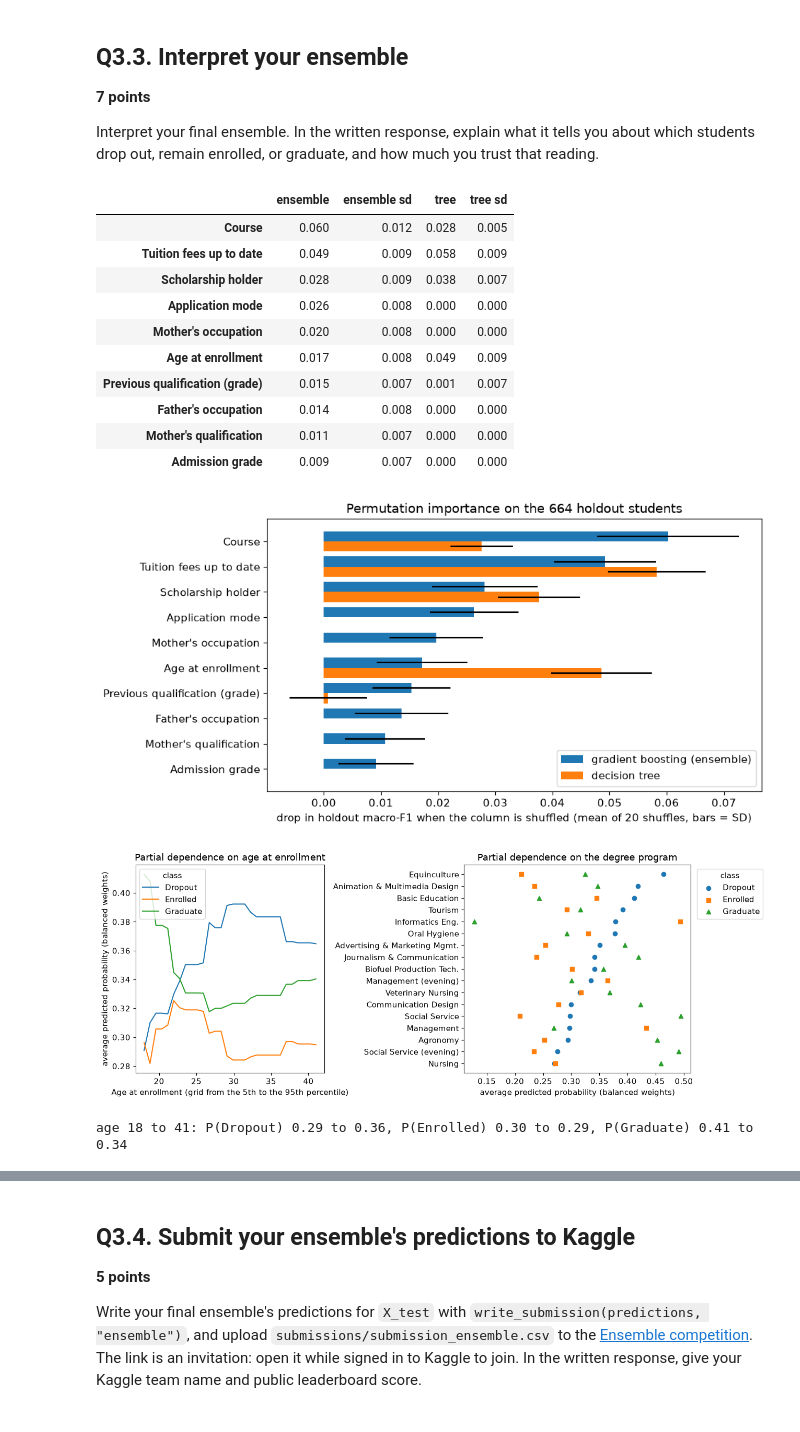
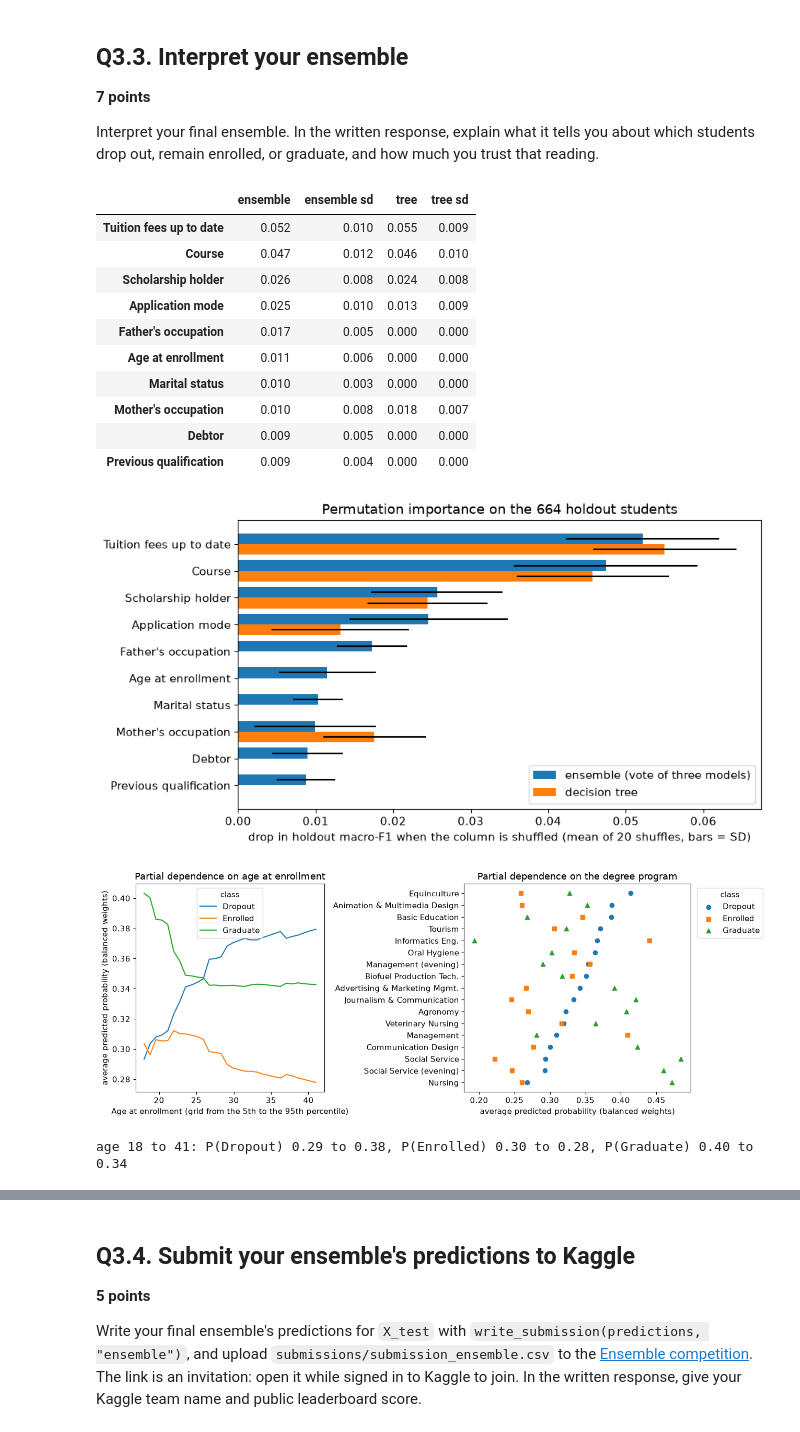
Before and after one commit to qqgjyx/AC-209A, a Jupyter notebook: homeworks/cs1090a_hw5/cs1090a_hw5.ipynb, the cells around one changed output, grey strips where cells are left out. Saved outputs shown, nothing was run; the diff lists cells and outputs as text; code cells hidden in the pictures.

```diff
--- a/homeworks/cs1090a_hw5/cs1090a_hw5.ipynb
+++ b/homeworks/cs1090a_hw5/cs1090a_hw5.ipynb
@@ -584,11 +625,15 @@ Your second model is an ensemble of your choice: any ensemble method taught in l
 
 Prepare the data for your ensemble. Reusing your Q2.1 preprocessing is fine if it suits this model. In the written response, explain each preprocessing decision and why it suits the ensemble you chose.
 # %%
-# Q3.1: one preparation per ensemble family. The forest reuses the tree's; boosting reads the codes as categories itself.
-forest_prep = one_hot   # same columns as the tree: International dropped, codes one-hot with rare codes pooled
+# Q3.1: one preparation per member of the ensemble, each suited to how that model reads a column.
+forest_prep = outcome_rates   # the tree's preparation: International dropped, each code replaced by its outcome rates
 boost_prep = make_column_transformer(("passthrough", KEPT), verbose_feature_names_out=False).set_output(transform="pandas")
+logit_prep = make_column_transformer(   # one-hot codes, and every other column on a common scale for the penalty
+    (OneHotEncoder(min_frequency=30, handle_unknown="infrequent_if_exist", sparse_output=False), NOMINAL),
+    (StandardScaler(), OTHER), verbose_feature_names_out=False)
 boost_probe = HistGradientBoostingClassifier(categorical_features=NOMINAL, random_state=SEED).fit(boost_prep.fit_transform(X_dev), y_dev)
-print(f"forest input: {forest_prep.fit(X_dev).transform(X_dev).shape[1]} columns; boosting input: "
-      f"{boost_prep.transform(X_dev).shape[1]} columns, {int(boost_probe.is_categorical_.sum())} of them read as categories")
+print(f"columns each member sees: forest {forest_prep.fit(X_dev, y_dev).transform(X_dev).shape[1]}, "
+      f"boosting {boost_prep.transform(X_dev).shape[1]} ({int(boost_probe.is_categorical_.sum())} read as categories), "
+      f"logistic regression {logit_prep.fit(X_dev).transform(X_dev).shape[1]}")
 print("most levels in one categorical column:", X_train[NOMINAL].nunique().max(), "(boosting allows up to 255)")
 # %% [output]
@@ -717,7 +778,7 @@ weighted avg      0.643     0.613     0.624       664
 Interpret your final ensemble. In the written response, explain what it tells you about which students drop out, remain enrolled, or graduate, and how much you trust that reading.
 # %%
 # Q3.3: which columns the ensemble's holdout score depends on (next to the tree's), and how two of them move each class.
-perm_ens = permutation_importance(ens_dev, X_hold, y_hold, scoring="f1_macro", n_repeats=20, random_state=SEED)
+perm_ens = permutation_importance(ens_dev, X_hold, y_hold, scoring="f1_macro", n_repeats=20, random_state=SEED, n_jobs=-1)
 perm_ens = pd.DataFrame({"mean": perm_ens.importances_mean, "sd": perm_ens.importances_std},
                         index=X_hold.columns).drop(index="International")
 perm_both = pd.DataFrame({"ensemble": perm_ens["mean"], "ensemble sd": perm_ens["sd"],
@@ -727,56 +788,51 @@ display(perm_both.head(10).round(3))
 top = perm_both.head(10).iloc[::-1]
 fig, ax = plt.subplots(figsize=(9, 5))
 y = np.arange(len(top))
-ax.barh(y + 0.2, top["ensemble"], height=0.4, xerr=top["ensemble sd"], label="gradient boosting (ensemble)")
+ax.barh(y + 0.2, top["ensemble"], height=0.4, xerr=top["ensemble sd"], label="ensemble (vote of three models)")
 ax.barh(y - 0.2, top["tree"], height=0.4, xerr=top["tree sd"], label="decision tree")
 ax.set_yticks(y, top.index)
 ax.set(xlabel="drop in holdout macro-F1 when the column is shuffled (mean of 20 shuffles, bars = SD)",
        title="Permutation importance on the 664 holdout students")
 ax.legend(loc="lower right")
 plt.show()
 
 # Partial dependence: the average predicted probability of each class as one column varies, the others as observed.
-COURSE_NAMES = {33: "Biofuel Production Tech.", 171: "Animation & Multimedia Design", 8014: "Social Service (evening)",
-                9003: "Agronomy", 9070: "Communication Design", 9085: "Veterinary Nursing", 9119: "Informatics Eng.",
-                9130: "Equinculture", 9147: "Management", 9238: "Social Service", 9254: "Tourism", 9500: "Nursing",
-                9556: "Oral Hygiene", 9670: "Advertising & Marketing Mgmt.", 9773: "Journalism & Communication",
-                9853: "Basic Education", 9991: "Management (evening)"}
 pd_age = partial_dependence(ens_dev, X_dev.astype({"Age at enrollment": float}), ["Age at enrollment"], grid_resolution=30)
 pd_course = partial_dependence(ens_dev, X_dev, ["Course"], categorical_features=["Course"])
 course_pd = pd.DataFrame(pd_course["average"].T, columns=ens_dev.classes_,
                          index=[COURSE_NAMES[c] for c in pd_course["grid_values"][0]]).sort_values("Dropout")
 
 fig, axes = plt.subplots(1, 2, figsize=(13, 5), gridspec_kw={"width_ratios": [1, 1.2]})
 for k, cls in enumerate(ens_dev.classes_):
     axes[0].plot(pd_age["grid_values"][0], pd_age["average"][k], label=cls)
 axes[0].set(xlabel="Age at enrollment (grid from the 5th to the 95th percentile)",
             ylabel="average predicted probability (balanced weights)", title="Partial dependence on age at enrollment")
 axes[0].legend(title="class")
 yy = np.arange(len(course_pd))
 for cls, marker in [("Dropout", "o"), ("Enrolled", "s"), ("Graduate", "^")]:
     axes[1].scatter(course_pd[cls], yy, marker=marker, label=cls)
 axes[1].set_yticks(yy, course_pd.index)
 axes[1].set(xlabel="average predicted probability (balanced weights)", title="Partial dependence on the degree program")
 axes[1].legend(title="class", loc="upper left", bbox_to_anchor=(1.01, 1))
 plt.tight_layout()
 plt.show()
 g, avg = pd_age["grid_values"][0], pd_age["average"]
 print(f"age {g[0]:.0f} to {g[-1]:.0f}: P(Dropout) {avg[0][0]:.2f} to {avg[0][-1]:.2f}, "
       f"P(Enrolled) {avg[1][0]:.2f} to {avg[1][-1]:.2f}, P(Graduate) {avg[2][0]:.2f} to {avg[2][-1]:.2f}")
 display(course_pd)
 # %% [output]
 |  | ensemble | ensemble sd | tree | tree sd |
-| Course | 0.060 | 0.012 | 0.028 | 0.005 |
-| Tuition fees up to date | 0.049 | 0.009 | 0.058 | 0.009 |
-| Scholarship holder | 0.028 | 0.009 | 0.038 | 0.007 |
-| Application mode | 0.026 | 0.008 | 0.000 | 0.000 |
-| Mother's occupation | 0.020 | 0.008 | 0.000 | 0.000 |
-| Age at enrollment | 0.017 | 0.008 | 0.049 | 0.009 |
-| Previous qualification (grade) | 0.015 | 0.007 | 0.001 | 0.007 |
-| Father's occupation | 0.014 | 0.008 | 0.000 | 0.000 |
-| Mother's qualification | 0.011 | 0.007 | 0.000 | 0.000 |
-| Admission grade | 0.009 | 0.007 | 0.000 | 0.000 |
+| Tuition fees up to date | 0.052 | 0.010 | 0.055 | 0.009 |
+| Course | 0.047 | 0.012 | 0.046 | 0.010 |
+| Scholarship holder | 0.026 | 0.008 | 0.024 | 0.008 |
+| Application mode | 0.025 | 0.010 | 0.013 | 0.009 |
+| Father's occupation | 0.017 | 0.005 | 0.000 | 0.000 |
+| Age at enrollment | 0.011 | 0.006 | 0.000 | 0.000 |
+| Marital status | 0.010 | 0.003 | 0.000 | 0.000 |
+| Mother's occupation | 0.010 | 0.008 | 0.018 | 0.007 |
+| Debtor | 0.009 | 0.005 | 0.000 | 0.000 |
+| Previous qualification | 0.009 | 0.004 | 0.000 | 0.000 |
-[figure, old version]
+[figure, new version]
-[figure, old version]
+[figure, new version]
-age 18 to 41: P(Dropout) 0.29 to 0.36, P(Enrolled) 0.30 to 0.29, P(Graduate) 0.41 to 0.34
+age 18 to 41: P(Dropout) 0.29 to 0.38, P(Enrolled) 0.30 to 0.28, P(Graduate) 0.40 to 0.34
 |  | Dropout | Enrolled | Graduate |
```
Also changed, not shown: parts of 21 cells of this notebook, 3 other files.
